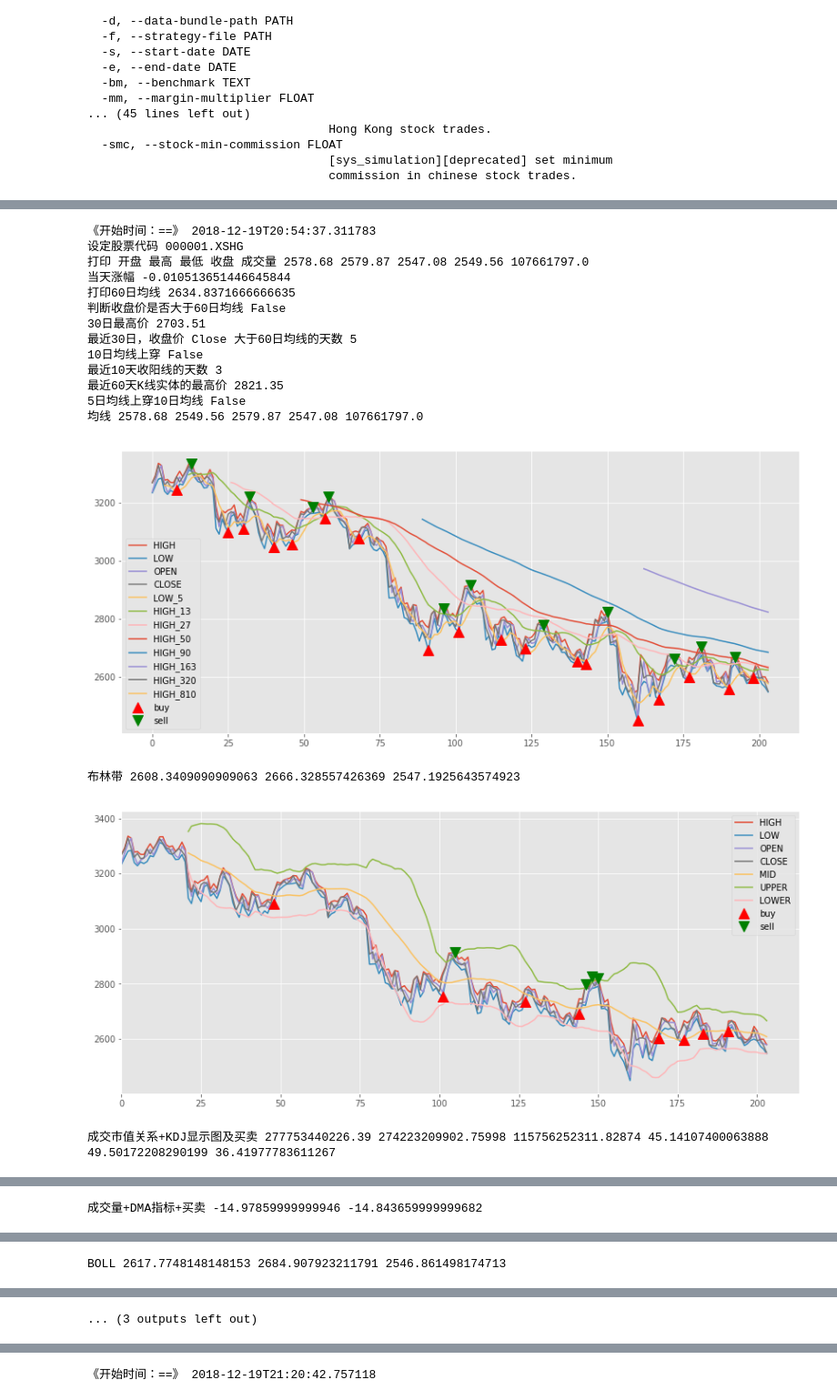
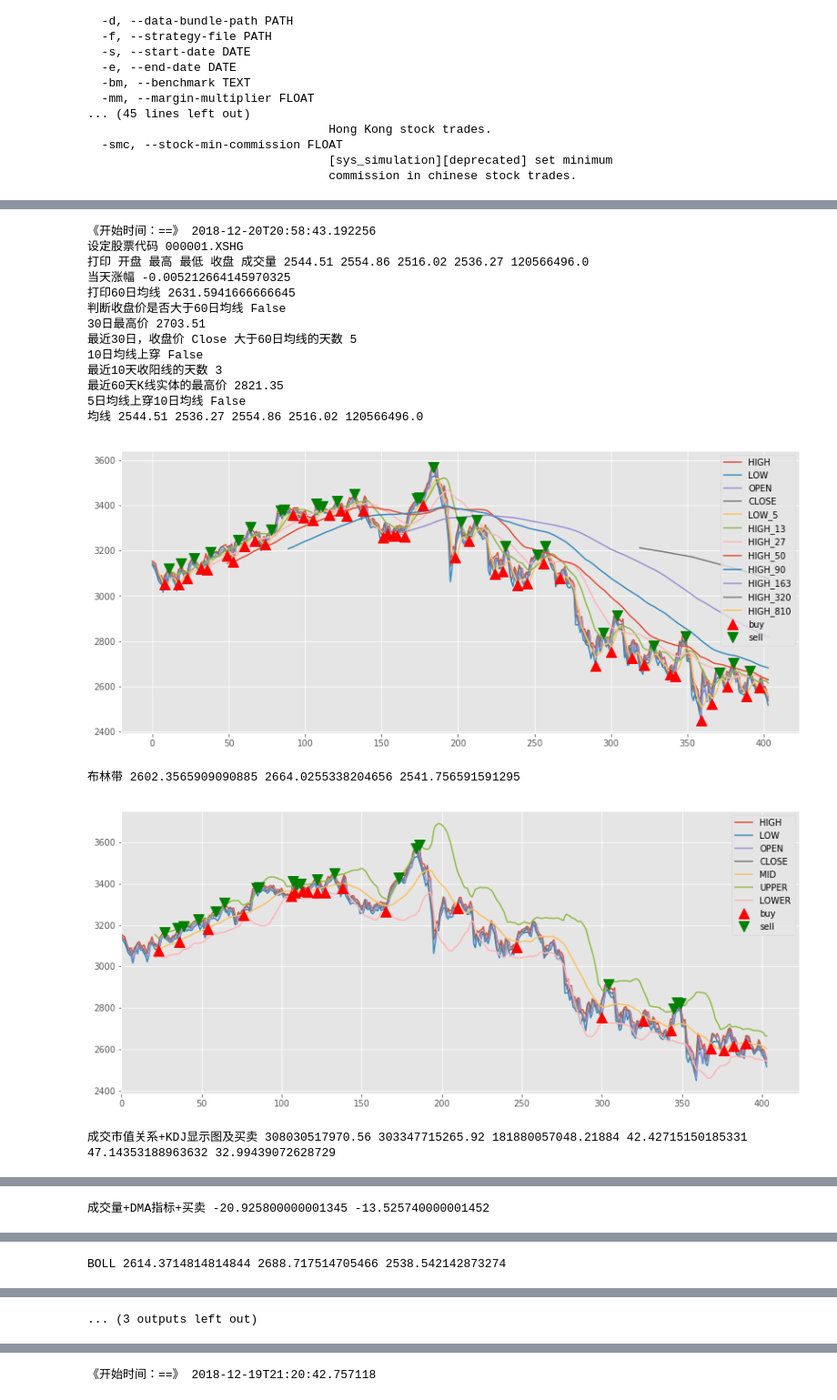
Before and after one commit to pm58/notebook, a Jupyter notebook: 跨平台量化环境测试+RQ+TU+QA+Funcat+Hikyuu+Abu+DevilYuan+Kivy+tensorflow.ipynb, the cells around one changed output, grey strips where cells are left out. Shown at 91% size. Saved outputs shown, nothing was run; the diff lists cells and outputs as text; code cells hidden in the pictures.

```diff
--- a/跨平台量化环境测试+RQ+TU+QA+Funcat+Hikyuu+Abu+DevilYuan+Kivy+tensorflow.ipynb
+++ b/跨平台量化环境测试+RQ+TU+QA+Funcat+Hikyuu+Abu+DevilYuan+Kivy+tensorflow.ipynb
@@ -8,7 +8,7 @@ i = datetime.datetime.now()#当前日期
 print ("读取当日时间格式 i=",i) #当日时间格式：yyyy-mm-dd
 def getYesterday():
     today=datetime.date.today()
-    oneday=datetime.timedelta(days=300) #倒推300天！！！
+    oneday=datetime.timedelta(days=600) #倒推300天！！！
     yesterday=today-oneday
     return yesterday
 run_start_date = (getYesterday())#开始时间
@@ -22,7 +22,7 @@ run_end_date = (getYesterday())# 输出前N天日期
 print ("设定结束日 run_end_date=",run_end_date) #当日时间格式：yyyy-mm-dd
 def getYesterday():
     today=datetime.date.today()
-    oneday=datetime.timedelta(days=15) #10天
+    oneday=datetime.timedelta(days=5) #10天
     yesterday=today-oneday
     return yesterday
 open_start_date = (getYesterday())# 输出前N天日期
@@ -317,13 +316,13 @@ plt.plot(np.where(sell_signal.series)[0], HIGH.series[np.where(sell_signal.serie
 plt.legend(loc="best")
 plt.show()
 #带量BOLL 布林带作图
-VH=VOL/(HIGH)
-VL=VOL/(LOW)
-VO=VOL/(OPEN)
-VC=VOL/(CLOSE)
-MID = MA((VH+VL)/2, 27)
-UPPER = MID + STD(VL, 27) * 1.618
-LOWER = MID - STD(VH, 27) * 1.618
+VH=(VOL/(HIGH))
+VL=(VOL/(LOW))
+VO=(VOL/(OPEN))
+VC=(VOL/(CLOSE))
+MID = (MA((VH+VL)/2, 27))
+UPPER = (MID + STD(VL, 27) * 1.618)
+LOWER = (MID - STD(VH, 27) * 1.618)
 print("带量BOLL",VH,VL,VO,VC,MID,UPPER,LOWER)
 ax = plt.subplot()
 buy_signal = CROSS(VL, LOWER) # and CROSS(VL,MID)
@@ -368,39 +367,39 @@ ax1.set_xlim(0)
 ax2.plot(VC.series, label="VC")
 ax2.plot(MA(VC,3).series, label="vc_3")
 ax2.plot(MA(VC, 4).series, label="vc_4")
 ax2.plot(MA(VC, 5).series, label="vc_5")
 ax2.plot(MA(VC, 6).series, label="vc_6")
 ax2.plot(CCI.series, label="CCI")
 ax2.plot(MA(CCI, 3).series, label="cci_3")
 ax2.plot(MA(CCI, 4).series, label="cci_4")
 ax2.plot(MA(CCI, 5).series, label="cci_5")
 ax2.plot(MA(CCI, 6).series, label="cci_6")
 ax2.set_xlim(-14)
 N1=101
 N2=-101
 N3=101
 buy_signal = CROSS(CCI or VC,N1 or N2)
 sell_signal = CROSS(CCI+VC,N1+N2)
 plt.plot(np.where(buy_signal.series)[0], VCCI.series[np.where(buy_signal.series)[0]], "^", label="buy", markersize=12, color="red")
 plt.plot(np.where(sell_signal.series)[0], CCI.series[np.where(sell_signal.series)[0]], "v", label="sell", markersize=12, color="green")
 plt.legend(loc="best")
 plt.show()
 print ("《结束时间：==》",("%s" % datetime.datetime.now().isoformat() ))
 # %% [output]
-《开始时间：==》 2018-12-19T20:54:37.311783
+《开始时间：==》 2018-12-20T20:58:43.192256
 设定股票代码 000001.XSHG
-打印 开盘 最高 最低 收盘 成交量 2578.68 2579.87 2547.08 2549.56 107661797.0
-当天涨幅 -0.010513651446645844
-打印60日均线 2634.8371666666635
+打印 开盘 最高 最低 收盘 成交量 2544.51 2554.86 2516.02 2536.27 120566496.0
+当天涨幅 -0.005212664145970325
+打印60日均线 2631.5941666666645
 判断收盘价是否大于60日均线 False
 30日最高价 2703.51
 最近30日，收盘价 Close 大于60日均线的天数 5
 10日均线上穿 False
 最近10天收阳线的天数 3
 最近60天K线实体的最高价 2821.35
 5日均线上穿10日均线 False
-均线 2578.68 2549.56 2579.87 2547.08 107661797.0
+均线 2544.51 2536.27 2554.86 2516.02 120566496.0
-[figure, old version]
+[figure, new version]
-布林带 2608.3409090909063 2666.328557426369 2547.1925643574923
+布林带 2602.3565909090885 2664.0255338204656 2541.756591591295
-[figure, old version]
+[figure, new version]
-成交市值关系+KDJ显示图及买卖 277753440226.39 274223209902.75998 115756252311.82874 45.14107400063888 49.50172208290199 36.41977783611267
+成交市值关系+KDJ显示图及买卖 308030517970.56 303347715265.92 181880057048.21884 42.42715150185331 47.14353188963632 32.99439072628729
@@ -408 +407 @@ print ("《结束时间：==》",("%s" % datetime.datetime.now().isoformat() ))
-成交量+DMA指标+买卖 -14.97859999999946 -14.843659999999682
+成交量+DMA指标+买卖 -20.925800000001345 -13.525740000001452
@@ -410 +409 @@ print ("《结束时间：==》",("%s" % datetime.datetime.now().isoformat() ))
-BOLL 2617.7748148148153 2684.907923211791 2546.861498174713
+BOLL 2614.3714814814844 2688.717514705466 2538.542142873274
```
Also changed, not shown: parts of 8 cells of this notebook.
